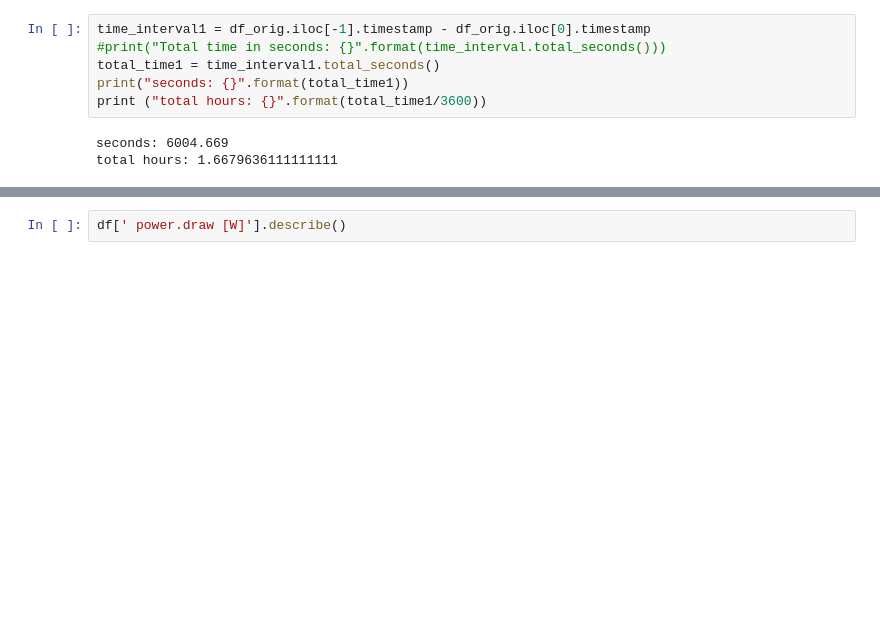
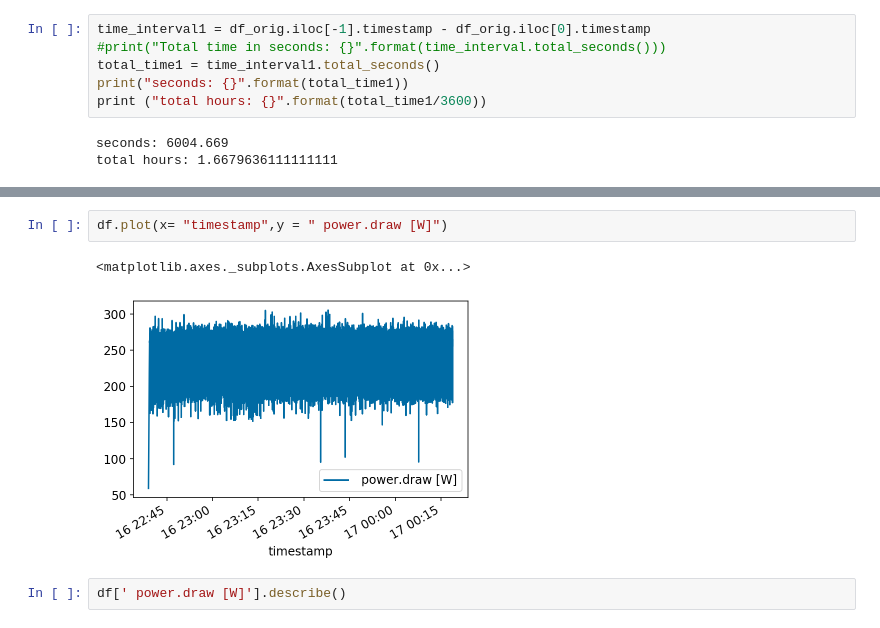
Before and after one commit to MScDissertation/NLP, a Jupyter notebook: pretraining.ipynb, the cells around one changed output, grey strips where cells are left out. Drawn from its saved outputs; the diff is of its cells as text; blank space fills up the shorter version.

```diff
--- a/pretraining.ipynb
+++ b/pretraining.ipynb
@@ -61,3 +70,8 @@ df[" power.draw [W]"].plot()
+# %%
+df.plot(x= "timestamp",y = " power.draw [W]")
+# %% [output]
+<matplotlib.axes._subplots.AxesSubplot at 0x...>
+[figure, added]
 # %%
 df[' power.draw [W]'].describe()
 # %% [output]
```
Also changed, not shown: parts of 11 cells of this notebook, 5 other files.
